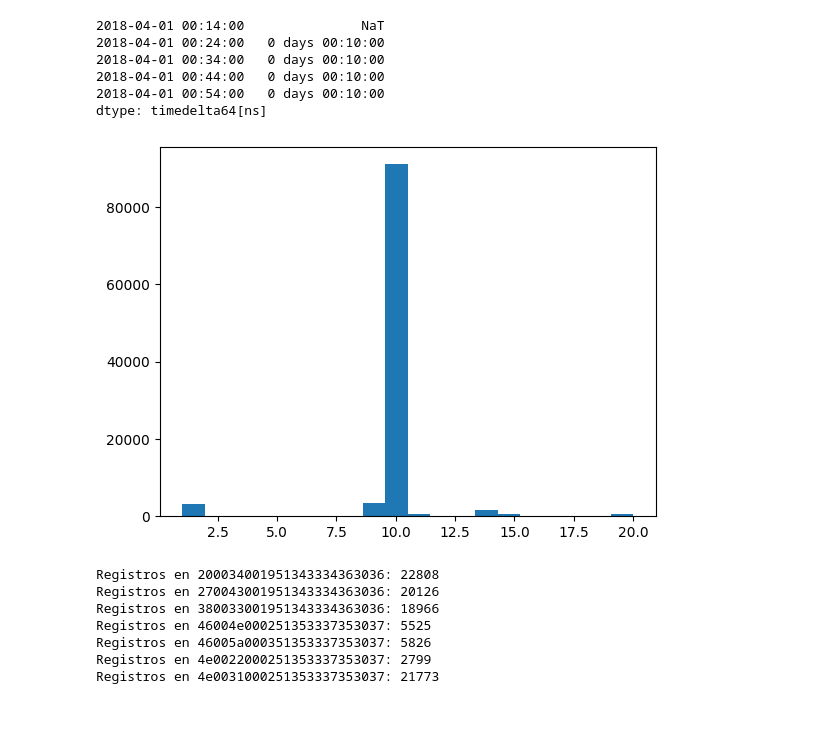
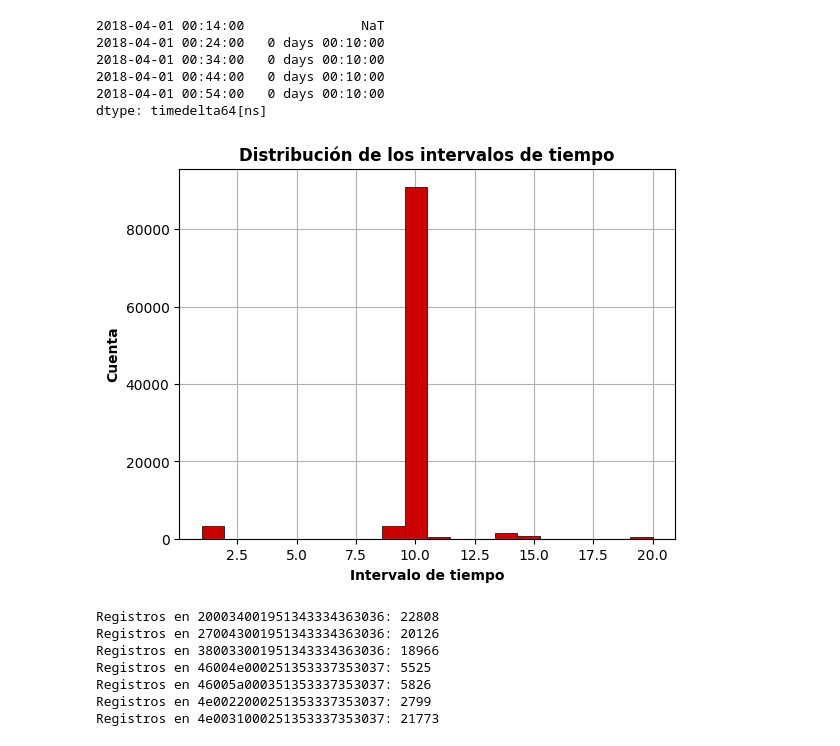
Before and after one commit to alendinez/energy-prediction, a Jupyter notebook: analisis_datos.ipynb, the cells around one changed output. Cells and saved outputs as stored; diff of their text form; code cells hidden in the pictures; blank space fills up the shorter version.

```diff
--- a/analisis_datos.ipynb
+++ b/analisis_datos.ipynb
@@ -148,11 +148,16 @@ ti_all.head()
 2018-04-01 00:44:00   0 days 00:10:00
 2018-04-01 00:54:00   0 days 00:10:00
 dtype: timedelta64[ns]
-# %%
-plt.hist(ti_all[(ti_all <= pd.Timedelta('20min'))].astype('timedelta64[s]').astype('int64')/60, bins=20)
-plt.show()
-# %% [output]
-[figure, removed]
+# %%
+fig, ax = plt.subplots(1, 1)
+ax.grid(zorder=0)
+ax.hist(ti_all[(ti_all <= pd.Timedelta('20min'))].astype('timedelta64[s]').astype('int64')/60, bins=20, zorder = 3, color='#cc0000', edgecolor='black', linewidth=0.5)
+plt.xlabel('Intervalo de tiempo', fontweight='600')
+plt.ylabel('Cuenta', fontweight='600')
+plt.title('Distribución de los intervalos de tiempo', fontweight='bold')
+plt.show()
+# %% [output]
+[figure, added]
 # %%
 # Eliminar registros anteriores a los que tengan time_interval < 9 min
 # Son los que están alejados demasiado poco
```
Also changed, not shown: parts of 5 cells of this notebook.
